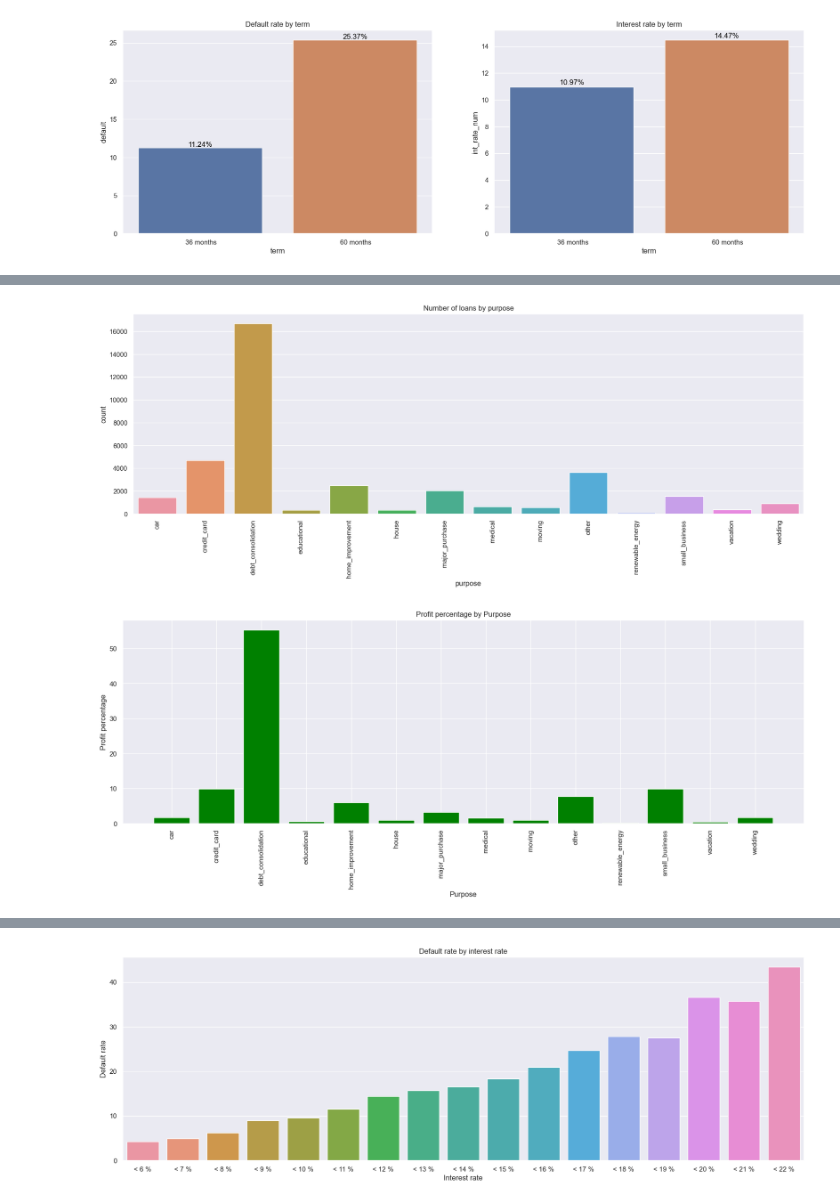
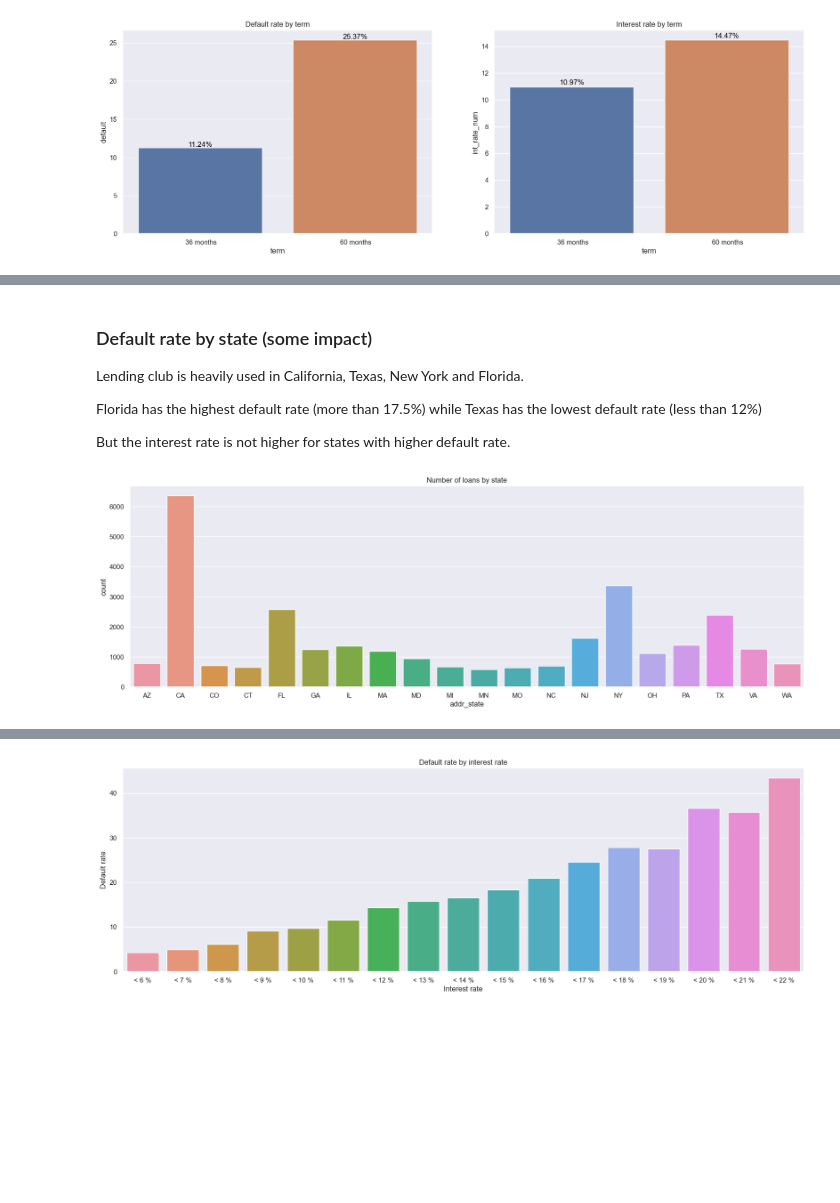
Before and after one commit to ChaitanyaVootla/LoanCaseStudy, a Jupyter notebook: Loan.ipynb, the cells around one changed output, grey strips where cells are left out. Cells and saved outputs as stored; diff of their text form; code cells hidden in the pictures; blank space fills up the shorter version.

```diff
--- a/Loan.ipynb
+++ b/Loan.ipynb
@@ -90,7 +90,8 @@ Percentage of data removed:  10.11 %
 - Add column for percent funded by investors (0-100)
 - Add column for binning of percent funded by investors (0-100)
 # %%
-# add a new column to indicate if the loan is fully paid or not ( 0 - fully paid, 1 - defaulted)
+# add a new column to indicate if the loan is fully paid or not ( 0 - fully paid, 100 - defaulted)
+# defaulted is set to 100 to make it easier to calculate the percentage of loans that are defaulted
 loans['default'] = np.where(loans['loan_status'].isin(['Fully Paid']), 0, 100)
 
 loans['term_num'] = loans['term'].apply(lambda x: int(x.split()[0]))
@@ -131,6 +132,9 @@ loans['grade_sub_grade_num'] = loans['grade_num'] * 100 + loans['sub_grade_num']
 
 # convert int_rate to numeric
 loans['int_rate_num'] = loans['int_rate'].str.rstrip('%').astype('float')
+
+# convert revol_util to numeric
+loans['revol_util_num'] = loans['revol_util'].str.rstrip('%').astype('float')
 # %%
 loans = remove_outliers(loans, 'int_rate_num')
 # %%
@@ -415,0 +425,12 @@ plt.show()
+# %%
+print(loans['home_ownership'].value_counts())
+
+# ignore NONE and OTHERS as they are very few
+loans = loans[loans['home_ownership'] != 'NONE']
+loans = loans[loans['home_ownership'] != 'OTHER']
+
+# plot default rate by home ownership
+default_rate = loans.groupby(['home_ownership']).agg({'default': 'mean'}).reset_index()
+sns.barplot(x='home_ownership', y='default', data=default_rate)
+plt.title('Default rate by home ownership')
+plt.show()
@@ -416,31 +476,22 @@ plt.show()
+# %% [markdown]
+### Default rate by state (some impact)
+
+Lending club is heavily used in California, Texas, New York and Florida.
+
+Florida has the highest default rate (more than 17.5%) while Texas has the lowest default rate (less than 12%)
+
+But the interest rate is not higher for states with higher default rate.
 # %%
-# plot number of loans by purpose
+# plot number of loans by state
 plt.figure(figsize=(20, 6))
-sns.countplot(x='purpose', data=loans, order=sorted(loans['purpose'].unique()))
-plt.title('Number of loans by purpose')
-plt.xticks(rotation=90)
+
+loans_per_State = loans[['addr_state', 'default']].copy()
+
+# ignore states with less than 100 loans
+loans_per_State = loans_per_State.groupby(['addr_state']).filter(lambda x: len(x) > 500)
+
+sns.countplot(x='addr_state', data=loans_per_State, order=sorted(loans_per_State['addr_state'].unique()))
+plt.title('Number of loans by state')
 plt.show()
 # %% [output]
-[figure, old version]
+[figure, new version]
-# %%
-# profit percentage by purpose
-profit_percentage_by_purpose = loans.groupby('purpose')['total_loss'].sum()
-profit_percentage_by_purpose = profit_percentage_by_purpose.reset_index()
-profit_percentage_by_purpose = profit_percentage_by_purpose.rename(columns={'total_loss': 'profit'})
-profit_percentage_by_purpose['profit'] = profit_percentage_by_purpose['profit'].abs()
-profit_percentage_by_purpose['profit'] = profit_percentage_by_purpose['profit'].apply(lambda x: x / 1000000)
-profit_percentage_by_purpose['profit'] = profit_percentage_by_purpose['profit'].round(2)
-profit_percentage_by_purpose['profit_percentage'] = profit_percentage_by_purpose['profit'] / profit_percentage_by_purpose['profit'].sum() * 100
-profit_percentage_by_purpose['profit_percentage'] = profit_percentage_by_purpose['profit_percentage'].round(2)
-
-# plot
-fig, ax = plt.subplots(figsize=(20, 6))
-ax.bar(profit_percentage_by_purpose['purpose'], profit_percentage_by_purpose['profit_percentage'], color='green')
-ax.set_title('Profit percentage by Purpose')
-ax.set_xlabel('Purpose')
-ax.set_ylabel('Profit percentage')
-ax.set_xticks(range(len(profit_percentage_by_purpose['purpose'])))
-ax.set_xticklabels(profit_percentage_by_purpose['purpose'], rotation=90)
-plt.show()
-# %% [output]
-[figure, removed]
```
Also changed, not shown: parts of 65 cells of this notebook, 1 other file.
